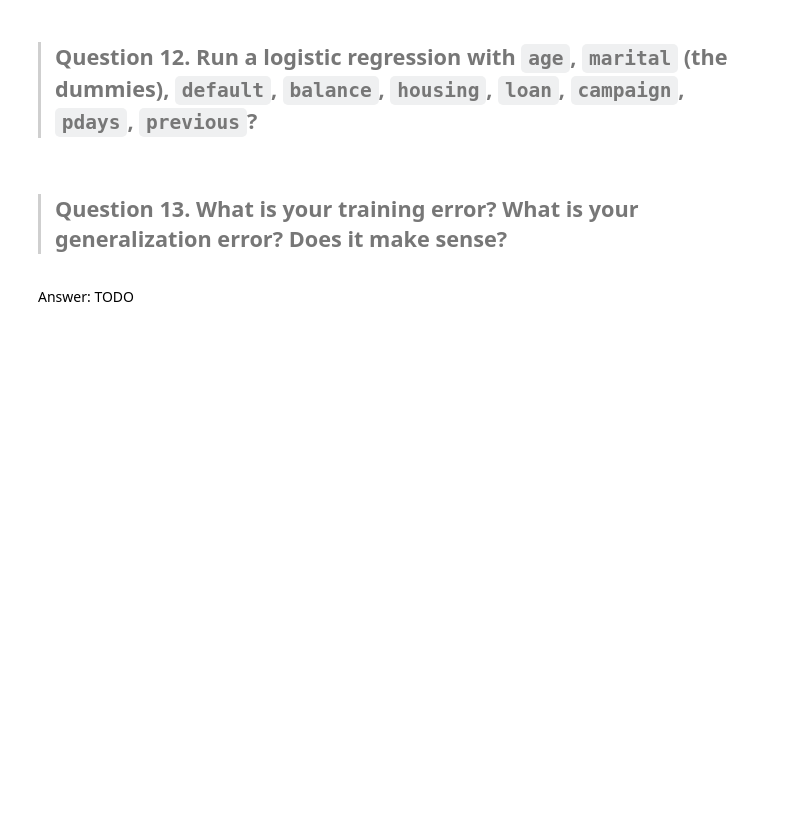
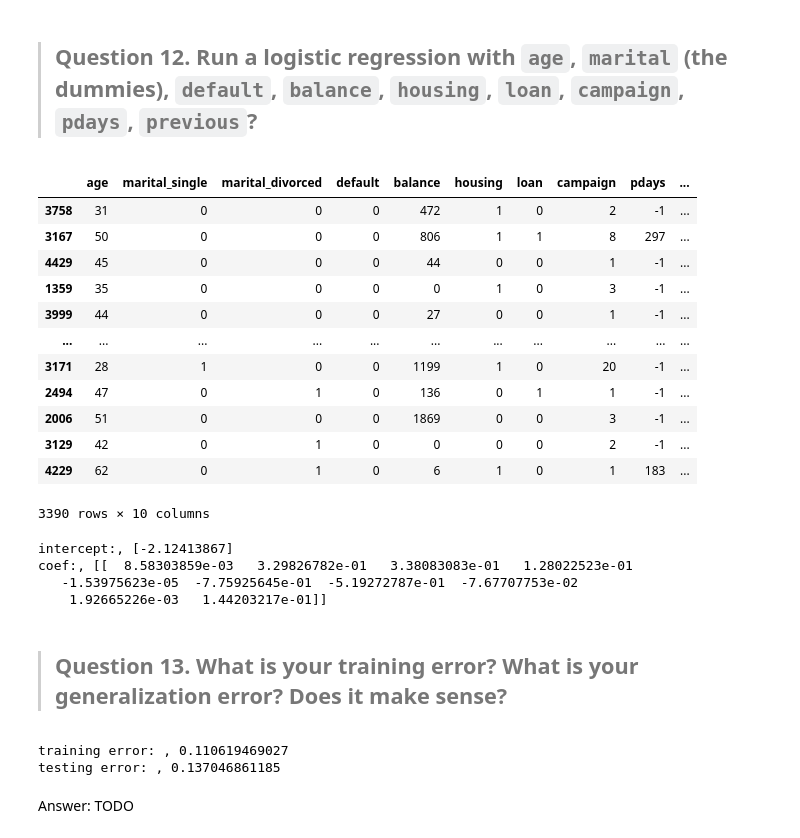
Before and after one commit to lingchiao/DS-SF-42, a Jupyter notebook: classes/10/notebooks/assignment-10-logistic-regression-starter-code.ipynb, the cells around one changed output. Drawn from its saved outputs; the diff is of its cells as text; code cells hidden in the pictures; blank space fills up the shorter version.

```diff
--- a/classes/10/notebooks/assignment-10-logistic-regression-starter-code.ipynb
+++ b/classes/10/notebooks/assignment-10-logistic-regression-starter-code.ipynb
@@ -129,0 +315,2 @@ Answer: TODO
+# %%
+df = df.drop(['marital', 'education', 'contact'], axis=1)
@@ -140,4 +361,6 @@ Answer: TODO
 # %% [markdown]
 Answer: TODO
+# %%
+df = df.drop('duration', axis=1)
 # %% [markdown]
 > ## Question 11.  Split the dataset into a training set (60%) and a testing set (the rest)
@@ -146,2 +367,10 @@ Answer: TODO
+# %%
+# TODO
+from sklearn.model_selection import train_test_split
+
+target = df['c']
+features = df[['age', 'marital_single', 'marital_divorced', 'default', 'balance', 'housing', 'loan', 'campaign', 'pdays', 'previous']]
+# %%
+x_train, x_test, y_train, y_test = train_test_split(features, target)
 # %% [markdown]
 > ## Question 12.  Run a logistic regression with `age`, `marital` (the dummies), `default`, `balance`, `housing`, `loan`, `campaign`, `pdays`, `previous`?
@@ -150,2 +382,29 @@ Answer: TODO
+# %%
+x_train
+# %% [output]
+|  | age | marital_single | marital_divorced | default | balance | housing | loan | campaign | pdays | ... |
+| 3758 | 31 | 0 | 0 | 0 | 472 | 1 | 0 | 2 | -1 | ... |
+| 3167 | 50 | 0 | 0 | 0 | 806 | 1 | 1 | 8 | 297 | ... |
+| 4429 | 45 | 0 | 0 | 0 | 44 | 0 | 0 | 1 | -1 | ... |
+| 1359 | 35 | 0 | 0 | 0 | 0 | 1 | 0 | 3 | -1 | ... |
+| 3999 | 44 | 0 | 0 | 0 | 27 | 0 | 0 | 1 | -1 | ... |
+| ... | ... | ... | ... | ... | ... | ... | ... | ... | ... | ... |
+| 3171 | 28 | 1 | 0 | 0 | 1199 | 1 | 0 | 20 | -1 | ... |
+| 2494 | 47 | 0 | 1 | 0 | 136 | 0 | 1 | 1 | -1 | ... |
+| 2006 | 51 | 0 | 0 | 0 | 1869 | 0 | 0 | 3 | -1 | ... |
+| 3129 | 42 | 0 | 1 | 0 | 0 | 0 | 0 | 2 | -1 | ... |
+| 4229 | 62 | 0 | 1 | 0 | 6 | 1 | 0 | 1 | 183 | ... |
+3390 rows × 10 columns
+# %%
+# TODO
+model = linear_model.LogisticRegression().fit(x_train, y_train)
+
+print 'intercept:,', model.intercept_
+print 'coef:,' , model.coef_
+# %% [output]
+intercept:, [-2.12413867]
+coef:, [[  8.58303859e-03   3.29826782e-01   3.38083083e-01   1.28022523e-01
+   -1.53975623e-05  -7.75925645e-01  -5.19272787e-01  -7.67707753e-02
+    1.92665226e-03   1.44203217e-01]]
 # %% [markdown]
 > ## Question 13.  What is your training error?  What is your generalization error?  Does it make sense?
@@ -154,3 +411,11 @@ Answer: TODO
+# %%
+# TODO
+
+print 'training error: ,', 1 - model.score(x_train, y_train)
+print 'testing error: ,', 1 - model.score(x_test, y_test)
+# %% [output]
+training error: , 0.110619469027
+testing error: , 0.137046861185
 # %% [markdown]
 Answer: TODO
 # %% [markdown]
```
Also changed, not shown: parts of 36 cells of this notebook.
